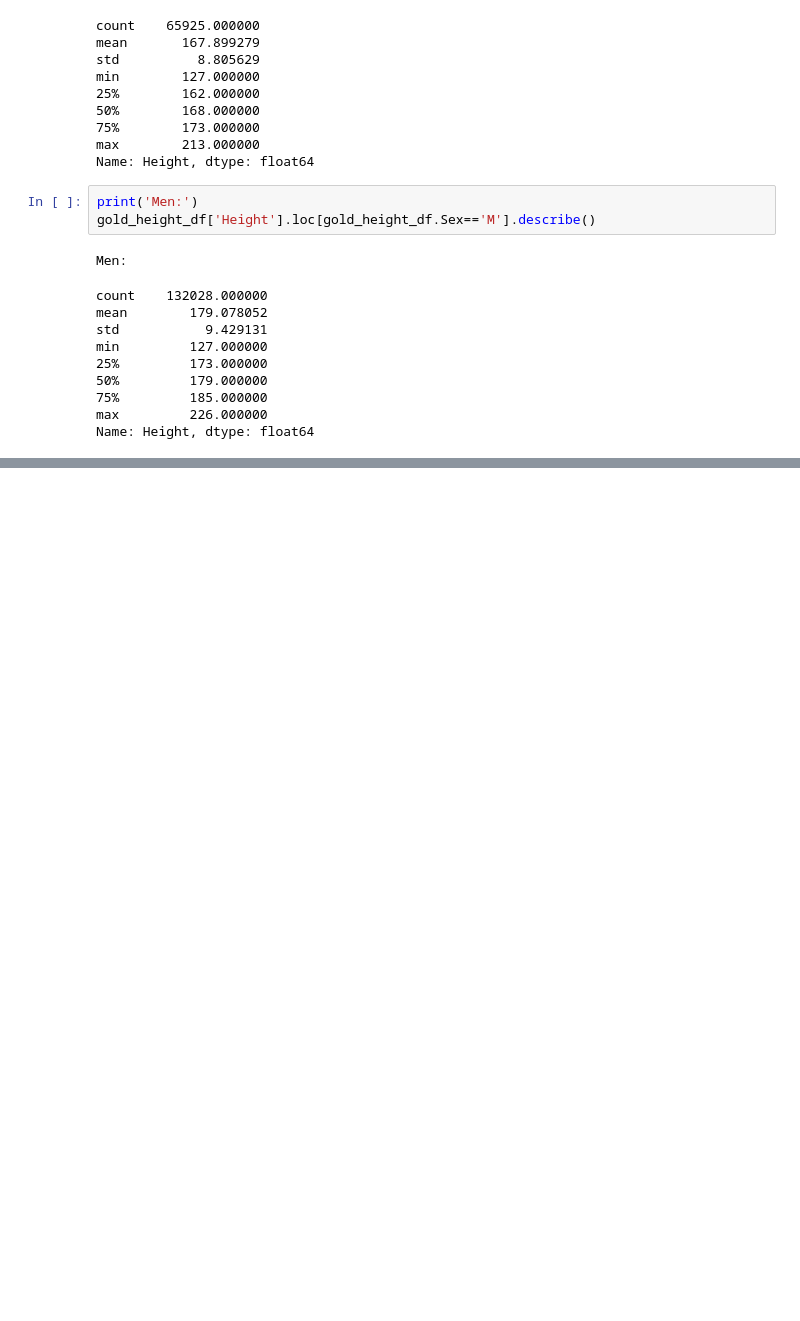
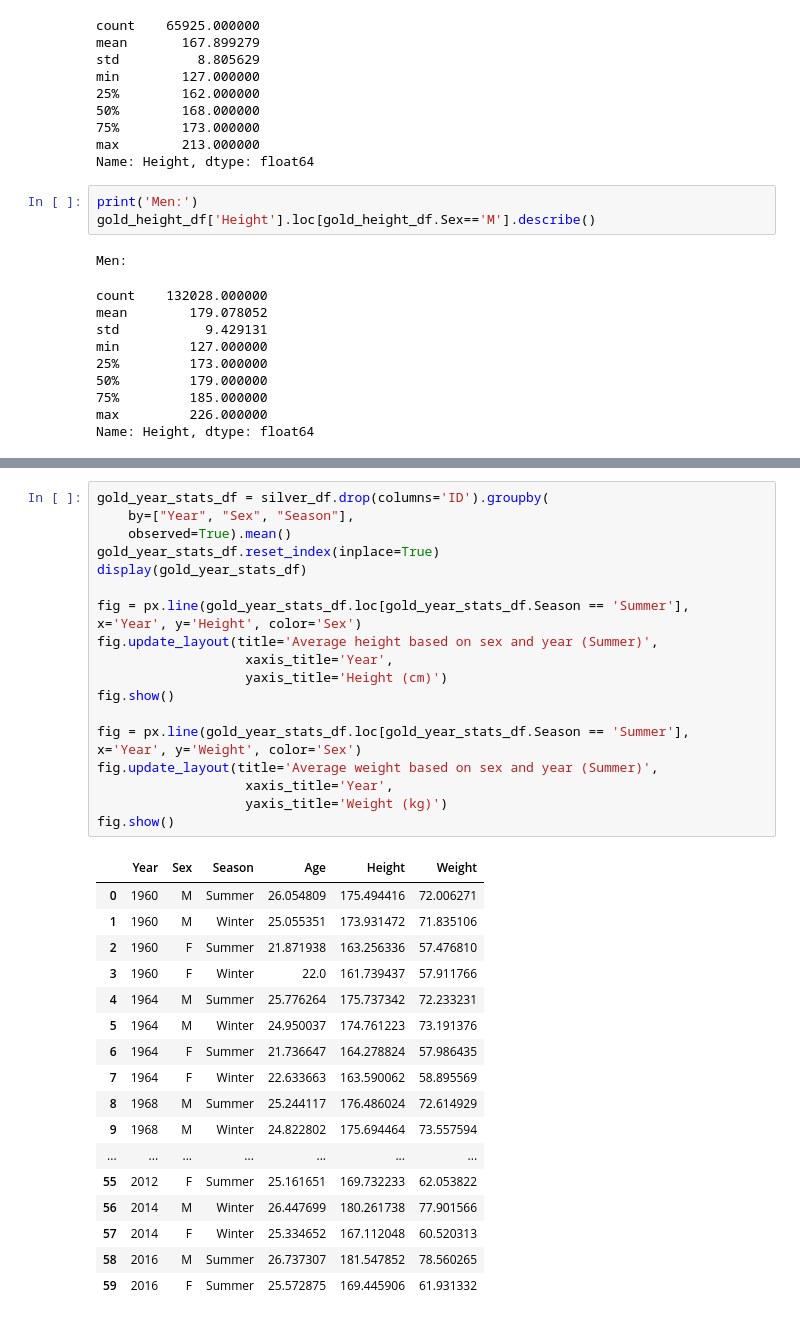
Before and after one commit to abiasiol/LearnSQLCapstoneProject, a Jupyter notebook: 3_descriptive_analysis.ipynb, the cells around one changed output, grey strips where cells are left out. Drawn from its saved outputs; the diff is of its cells as text; blank space fills up the shorter version.

```diff
--- a/3_descriptive_analysis.ipynb
+++ b/3_descriptive_analysis.ipynb
@@ -176,0 +221,36 @@ display(gold_winning_teams_df)
+# %%
+gold_year_stats_df = silver_df.drop(columns='ID').groupby(
+    by=["Year", "Sex", "Season"],
+    observed=True).mean()
+gold_year_stats_df.reset_index(inplace=True)
+display(gold_year_stats_df)
+
+fig = px.line(gold_year_stats_df.loc[gold_year_stats_df.Season == 'Summer'], x='Year', y='Height', color='Sex')
+fig.update_layout(title='Average height based on sex and year (Summer)',
+                   xaxis_title='Year',
+                   yaxis_title='Height (cm)')
+fig.show()
+
+fig = px.line(gold_year_stats_df.loc[gold_year_stats_df.Season == 'Summer'], x='Year', y='Weight', color='Sex')
+fig.update_layout(title='Average weight based on sex and year (Summer)',
+                   xaxis_title='Year',
+                   yaxis_title='Weight (kg)')
+fig.show()
+# %% [output]
+|  | Year | Sex | Season | Age | Height | Weight |
+| 0 | 1960 | M | Summer | 26.054809 | 175.494416 | 72.006271 |
+| 1 | 1960 | M | Winter | 25.055351 | 173.931472 | 71.835106 |
+| 2 | 1960 | F | Summer | 21.871938 | 163.256336 | 57.476810 |
+| 3 | 1960 | F | Winter | 22.0 | 161.739437 | 57.911766 |
+| 4 | 1964 | M | Summer | 25.776264 | 175.737342 | 72.233231 |
+| 5 | 1964 | M | Winter | 24.950037 | 174.761223 | 73.191376 |
+| 6 | 1964 | F | Summer | 21.736647 | 164.278824 | 57.986435 |
+| 7 | 1964 | F | Winter | 22.633663 | 163.590062 | 58.895569 |
+| 8 | 1968 | M | Summer | 25.244117 | 176.486024 | 72.614929 |
+| 9 | 1968 | M | Winter | 24.822802 | 175.694464 | 73.557594 |
+| ... | ... | ... | ... | ... | ... | ... |
+| 55 | 2012 | F | Summer | 25.161651 | 169.732233 | 62.053822 |
+| 56 | 2014 | M | Winter | 26.447699 | 180.261738 | 77.901566 |
+| 57 | 2014 | F | Winter | 25.334652 | 167.112048 | 60.520313 |
+| 58 | 2016 | M | Summer | 26.737307 | 181.547852 | 78.560265 |
+| 59 | 2016 | F | Summer | 25.572875 | 169.445906 | 61.931332 |
```
Also changed, not shown: parts of 6 cells of this notebook.
